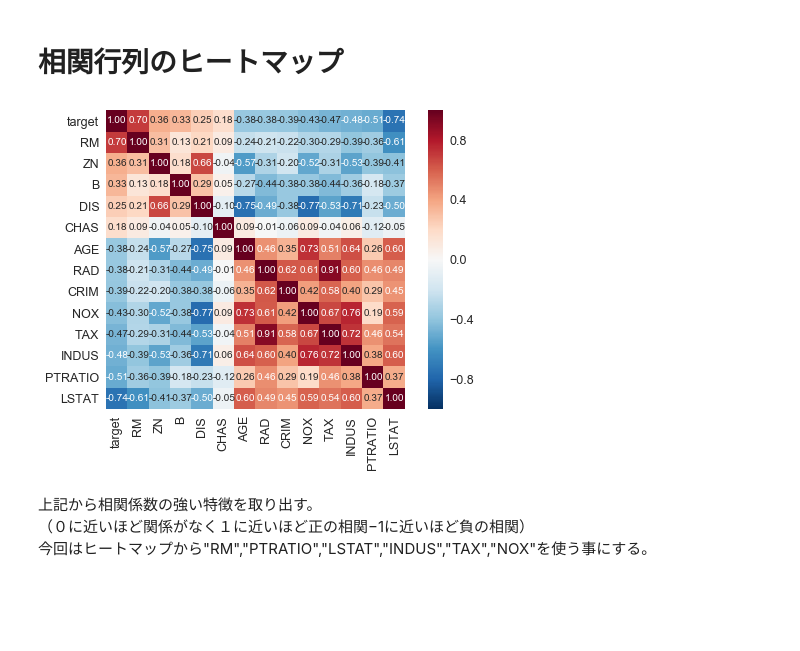
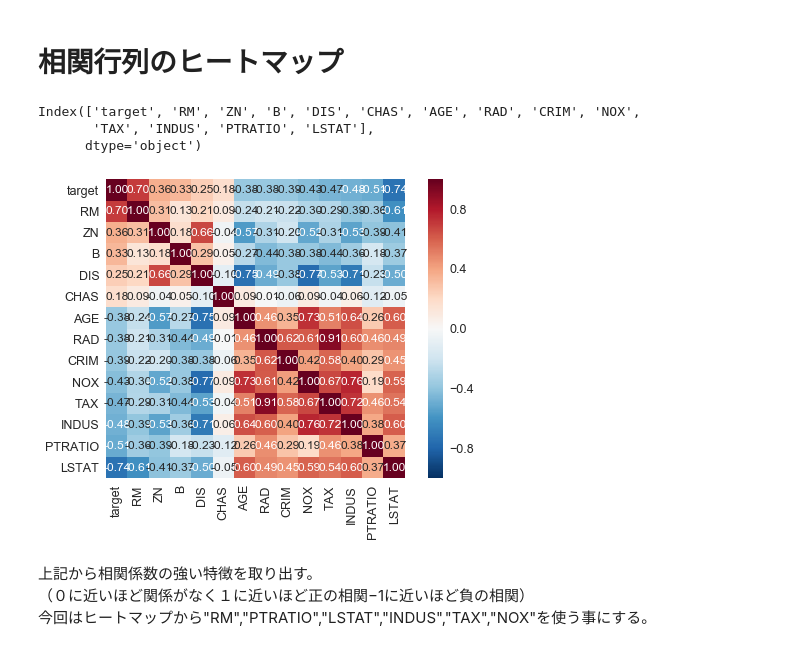
Before and after one commit to ryuichigt/diveintocode-term0, a Jupyter notebook: Boston.ipynb, the cells around one changed output. Cells and saved outputs as stored; diff of their text form; code cells hidden in the pictures; blank space fills up the shorter version.

```diff
--- a/Boston.ipynb
+++ b/Boston.ipynb
@@ -177,32 +177,35 @@ $$ \sum_{i = 0}^{n}\ c_ix^i $$
 # %%
 # データの結合
 boston_data = pd.DataFrame(boston.data,columns = boston.feature_names)
 boston_data["target"] = y
 
 #カラム数確認
 
 boston_data.shape
 #　ヒートマップの変数の数（要素数）
 k =14
 
 #ボストンの相関係数を計算
 corrmat = boston_data.corr()
 
 #特徴名を値順で取り出し
 cols = corrmat.nlargest(k, 'target')['target'].index
-
+print(cols)
 #np.corrcoed()相関関係代数を計算
 cm = np.corrcoef(boston_data[cols].values.T)
 
 #Seabornのデフォルトスタイルが適用される
 sns.set(font_scale=1.25)
 
 #ヒートマップ作成
 hm = sns.heatmap(cm, cbar=True, annot=True, square=True,
-                 fmt='.2f', annot_kws={'size': 10}, yticklabels=cols.values, xticklabels=cols.values)
+                 fmt='.2f', annot_kws={'size': 12}, yticklabels=cols.values, xticklabels=cols.values)
 plt.show()
 # %% [output]
+Index(['target', 'RM', 'ZN', 'B', 'DIS', 'CHAS', 'AGE', 'RAD', 'CRIM', 'NOX',
+       'TAX', 'INDUS', 'PTRATIO', 'LSTAT'],
+      dtype='object')
-[figure, old version]
+[figure, new version]
 # %% [markdown]
 上記から相関係数の強い特徴を取り出す。
 （０に近いほど関係がなく１に近いほど正の相関−1に近いほど負の相関）
```
Also changed, not shown: 7 other files.
